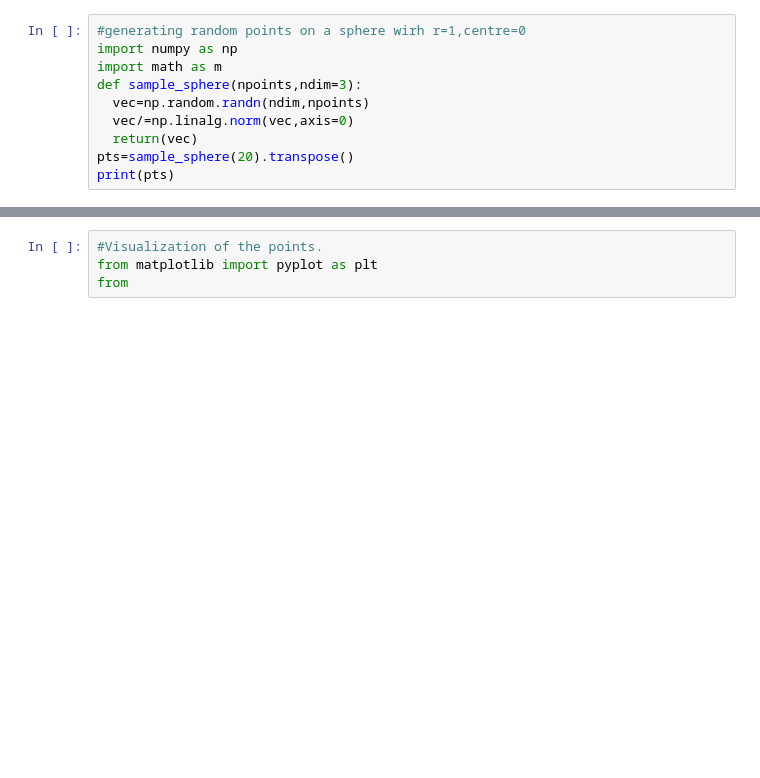
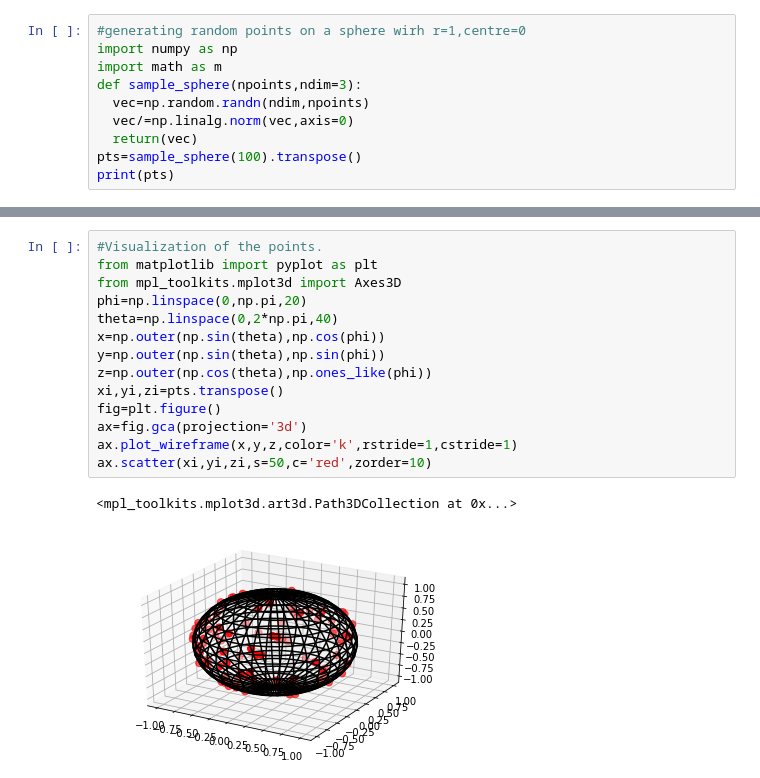
Before and after one commit to purnimapatel/sweep_algo-on-sphere-in-python, a Jupyter notebook: Voronoi__tessellation_on_sphere.ipynb, the cells around one changed output, grey strips where cells are left out. Saved outputs shown, nothing was run; the diff lists cells and outputs as text; blank space fills up the shorter version.

```diff
--- a/Voronoi__tessellation_on_sphere.ipynb
+++ b/Voronoi__tessellation_on_sphere.ipynb
@@ -8,6 +8,6 @@ def sample_sphere(npoints,ndim=3):
   vec=np.random.randn(ndim,npoints)
   vec/=np.linalg.norm(vec,axis=0)
   return(vec)
-pts=sample_sphere(20).transpose()
+pts=sample_sphere(100).transpose()
 print(pts)
 # %% [output]
@@ -66,4 +63,17 @@ print(cart2spA(pts))
-# %%
-#Visualization of the points.
-from matplotlib import pyplot as plt
-from
+# %%
+#Visualization of the points.
+from matplotlib import pyplot as plt
+from mpl_toolkits.mplot3d import Axes3D
+phi=np.linspace(0,np.pi,20)
+theta=np.linspace(0,2*np.pi,40)
+x=np.outer(np.sin(theta),np.cos(phi))
+y=np.outer(np.sin(theta),np.sin(phi))
+z=np.outer(np.cos(theta),np.ones_like(phi))
+xi,yi,zi=pts.transpose()
+fig=plt.figure()
+ax=fig.gca(projection='3d')
+ax.plot_wireframe(x,y,z,color='k',rstride=1,cstride=1)
+ax.scatter(xi,yi,zi,s=50,c='red',zorder=10)
+# %% [output]
+<mpl_toolkits.mplot3d.art3d.Path3DCollection at 0x...>
+[figure, added]
```
Also changed, not shown: parts of 4 cells of this notebook.
